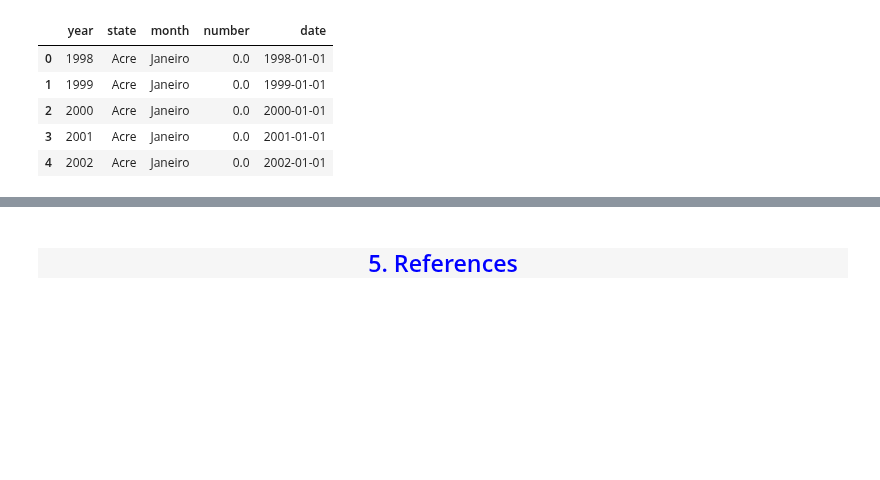
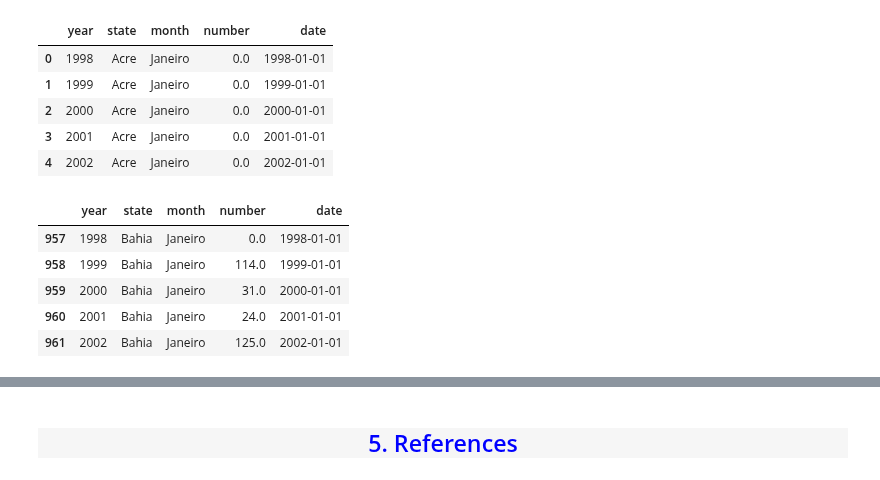
Before and after one commit to anibalfisico/Data-Science, a Jupyter notebook: inc-ndios-no-brasil.ipynb, the cells around one changed output, grey strips where cells are left out. Saved outputs shown, nothing was run; the diff lists cells and outputs as text; code cells hidden in the pictures; blank space fills up the shorter version.

```diff
--- a/inc-ndios-no-brasil.ipynb
+++ b/inc-ndios-no-brasil.ipynb
@@ -277,3 +276,14 @@ df_new.head()
 | 2 | 2000 | Acre | Janeiro | 0.0 | 2000-01-01 |
 | 3 | 2001 | Acre | Janeiro | 0.0 | 2001-01-01 |
 | 4 | 2002 | Acre | Janeiro | 0.0 | 2002-01-01 |
+# %%
+values = ['Paraiba','Sao Paulo','Bahia','Piaui','Goias']
+filtered_df_new = df_new[df_new.state.isin(values)]
+filtered_df_new.head()
+# %% [output]
+|  | year | state | month | number | date |
+| 957 | 1998 | Bahia | Janeiro | 0.0 | 1998-01-01 |
+| 958 | 1999 | Bahia | Janeiro | 114.0 | 1999-01-01 |
+| 959 | 2000 | Bahia | Janeiro | 31.0 | 2000-01-01 |
+| 960 | 2001 | Bahia | Janeiro | 24.0 | 2001-01-01 |
+| 961 | 2002 | Bahia | Janeiro | 125.0 | 2002-01-01 |
```
Also changed, not shown: parts of 4 cells of this notebook.
